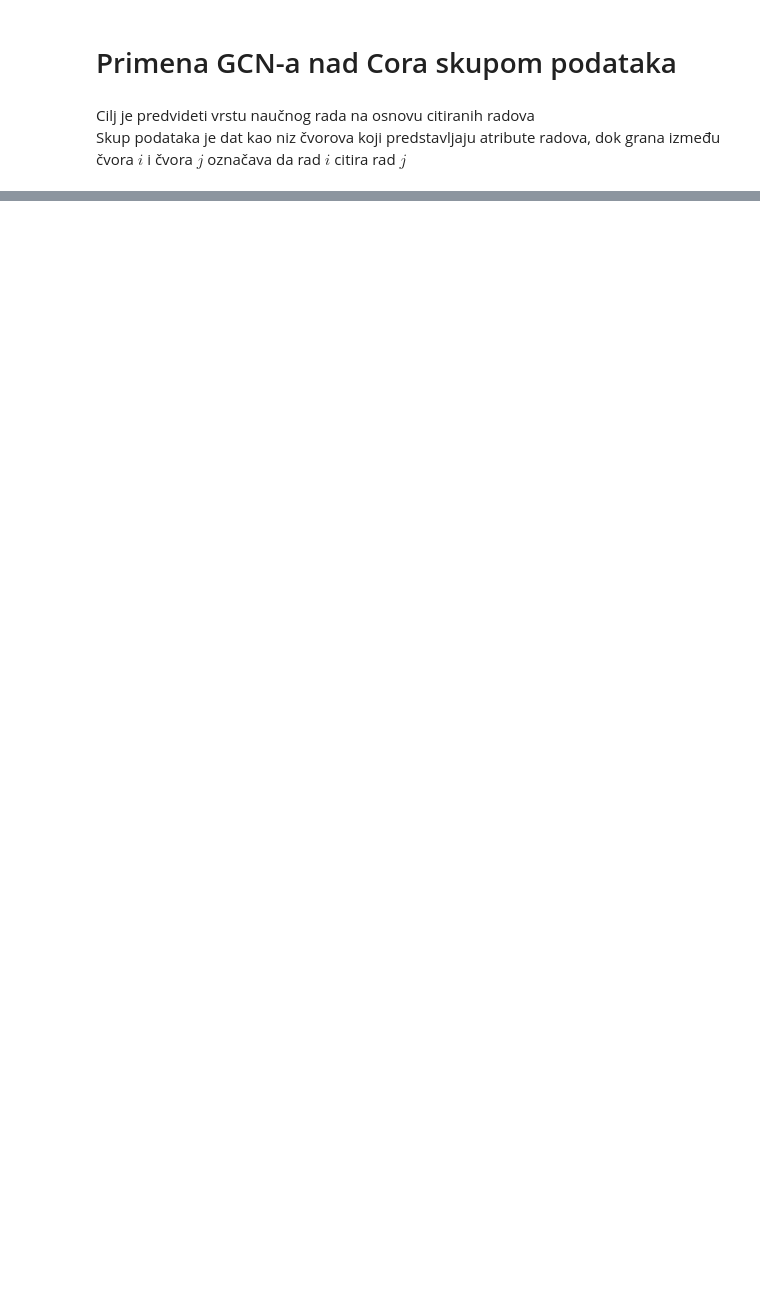
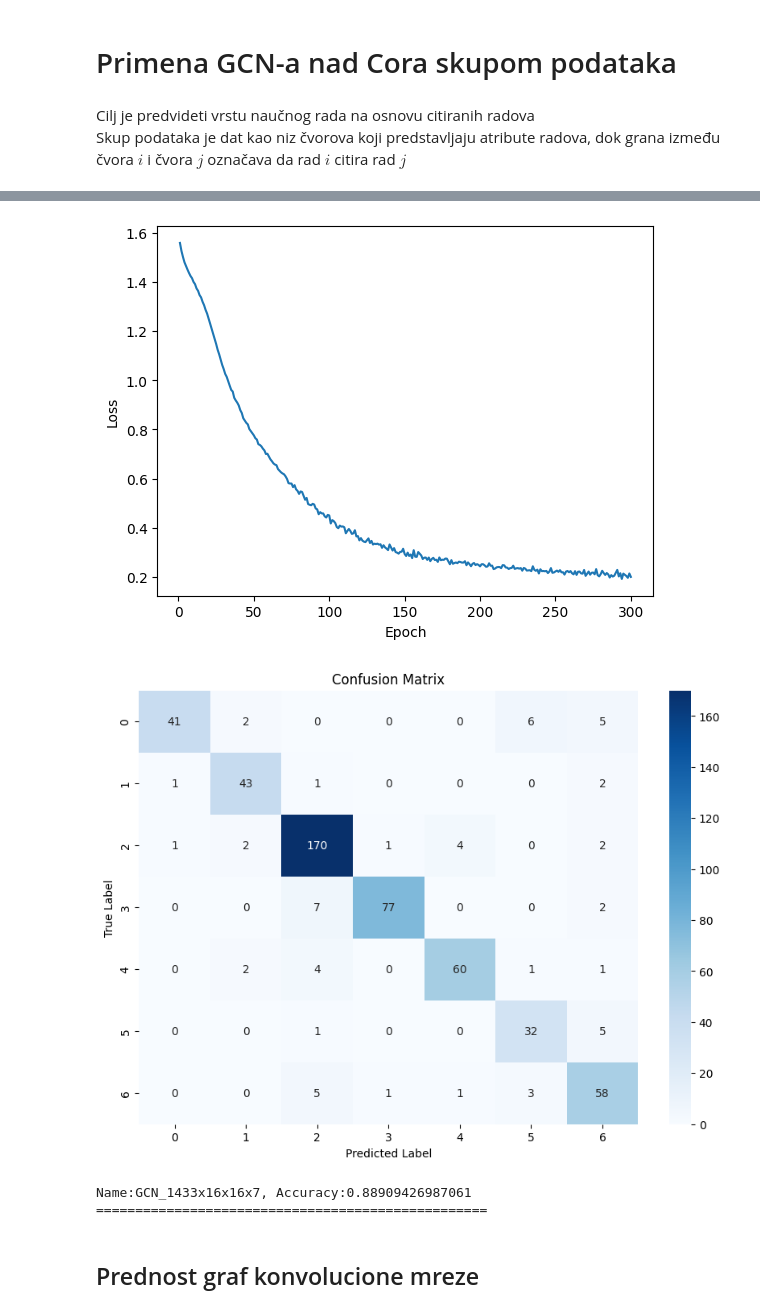
Before and after one commit to danilo-milosevic/GraphConvolutionalNN, a Jupyter notebook: gcn/gcn.ipynb, the cells around one changed output, grey strips where cells are left out. Drawn from its saved outputs; the diff is of its cells as text; code cells hidden in the pictures; blank space fills up the shorter version.

```diff
--- a/gcn/gcn.ipynb
+++ b/gcn/gcn.ipynb
@@ -83,0 +187,3 @@ tensor([[ 633, 1862, 2582,  ...,  598, 1473, 2706],
+# %%
+X = np.array(features)
+y = np.array(targets)
@@ -84 +200,11 @@ tensor([[ 633, 1862, 2582,  ...,  598, 1473, 2706],
+# %%
+input_dim = X.shape[1]
+output_dim = y.shape[1]
+# %%
+# Random biramo indekse čvorova za koje ćemo vršiti trening, ostali čvorovi služe za testiranje
+train_test_ratio = 0.2
+test_size = int(len(y) * train_test_ratio)
+
+test_mask = [[1] if x<test_size else [0] for x in range(len(y))]
+train_mask = [[1-x[0]] for x in test_mask]
 # %%
@@ -86,8 +211,0 @@ result_df = pd.DataFrame()
-# %%
-input_dim = data.num_features
-output_dim = data.num_classes
-hidden_dims = [[8],[8,8],[8,8,8],[8,8,8,8],[16],[16,16],[16,16,16]]
-
-for hd in hidden_dims:
-    gcn = models.GCN(input_dim, hd, output_dim)
-    gcn.train()
@@ -93,0 +225,11 @@ for hd in hidden_dims:
+# %%
+hidden_dims = [[16, 16]]
+epoch_results = []
+for hd in hidden_dims:
+    gcn = models.GCN(input_dim, hd, output_dim, activation=helpers.ActivationFunctions.swish, dropout_rate=0.2, start_lr=0.5, learning_rate=helpers.LearningRate.static_lr)
+    gcn.train(A, X, y, 300, mask = train_mask)
+    accuracy = gcn.measure_accuracy(A, X, y, test_mask)
+    gcn.confusion_matrix(A, X, y,test_mask)
+    print(f'Name:{gcn.get_name()}, Accuracy:{accuracy}')
+    print(50*'=')
+# %% [output]
@@ -93,0 +253,6 @@ for hd in hidden_dims:
+[figure, added]
+[figure, added]
+Name:GCN_1433x16x16x7, Accuracy:0.88909426987061
+==================================================
+# %% [markdown]
+## Prednost graf konvolucione mreze
```
Also changed, not shown: parts of 36 cells of this notebook, 18 other files.
